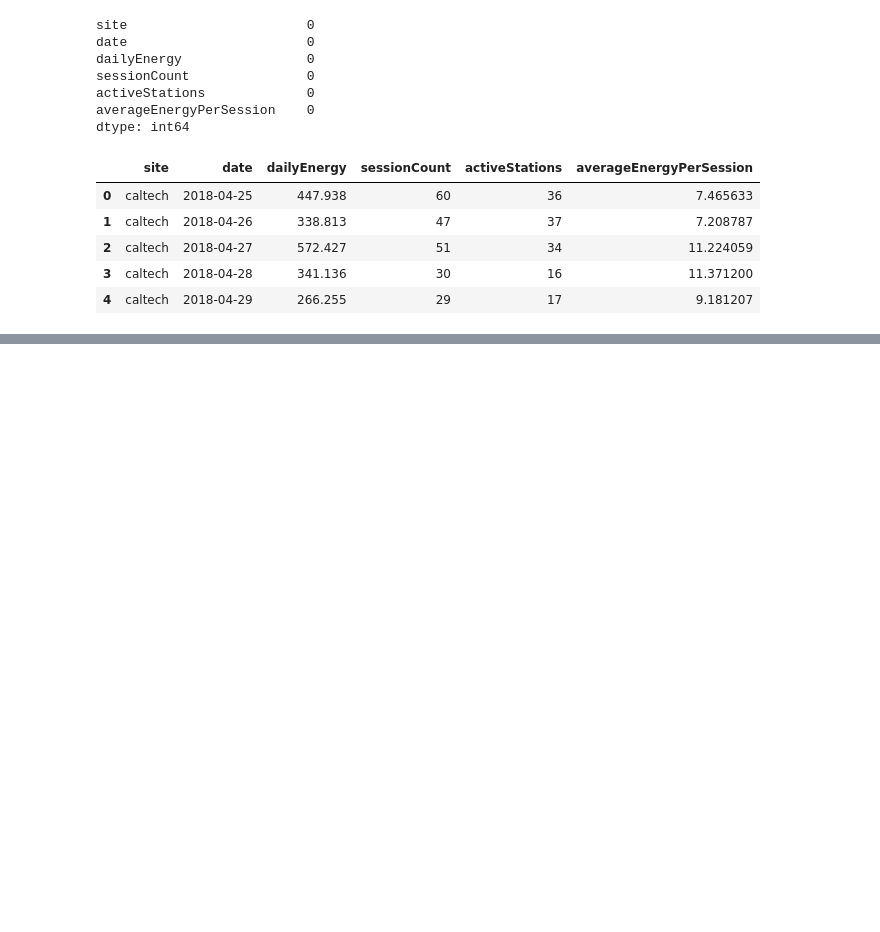
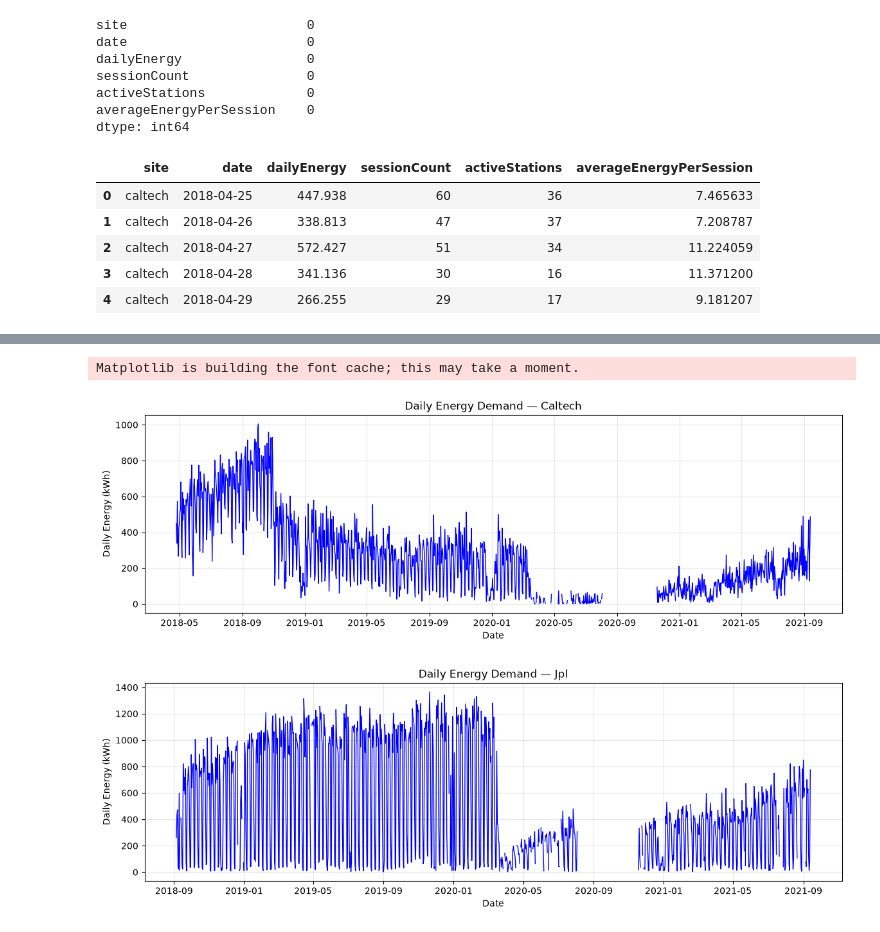
Before and after one commit to mikedalanon/EV-Thesis, a Jupyter notebook: EV_ConceptDriftAware_Thesis.ipynb, the cells around one changed output, grey strips where cells are left out. Cells and saved outputs as stored; diff of their text form; code cells hidden in the pictures; blank space fills up the shorter version.

Commit message:
Processing: Adding Figures

```diff
--- a/EV_ConceptDriftAware_Thesis.ipynb
+++ b/EV_ConceptDriftAware_Thesis.ipynb
@@ -301,0 +370,10 @@ Name: missingDay, dtype: int64
+# %%
+# Label whether each date contains usable data.
+daily_complete_df["dataStatus"] = "available"
+
+daily_complete_df.loc[
+    daily_complete_df["missingDay"],
+    "dataStatus"
+] = "missing"
+
+daily_complete_df.head()
@@ -301,0 +424,32 @@ Name: missingDay, dtype: int64
+# %%
+import matplotlib.pyplot as plt
+
+# Create a separate graph for each charging site.
+for site in daily_complete_df["site"].unique():
+
+    # Select the data for the current site.
+    site_data = daily_complete_df[
+        daily_complete_df["site"] == site
+    ]
+
+    # Create the graph.
+    plt.figure(figsize=(14, 4))
+
+    plt.plot(
+        site_data["date"],
+        site_data["dailyEnergy"],
+        color="blue",
+        linewidth=1
+    )
+
+    # Add the graph labels.
+    plt.title(f"Daily Energy Demand — {site.title()}")
+    plt.xlabel("Date")
+    plt.ylabel("Daily Energy (kWh)")
+    plt.grid(alpha=0.3)
+
+    plt.show()
+# %% [output]
+Matplotlib is building the font cache; this may take a moment.
+[figure, added]
+[figure, added]
```
Also changed, not shown: parts of 8 cells of this notebook.
